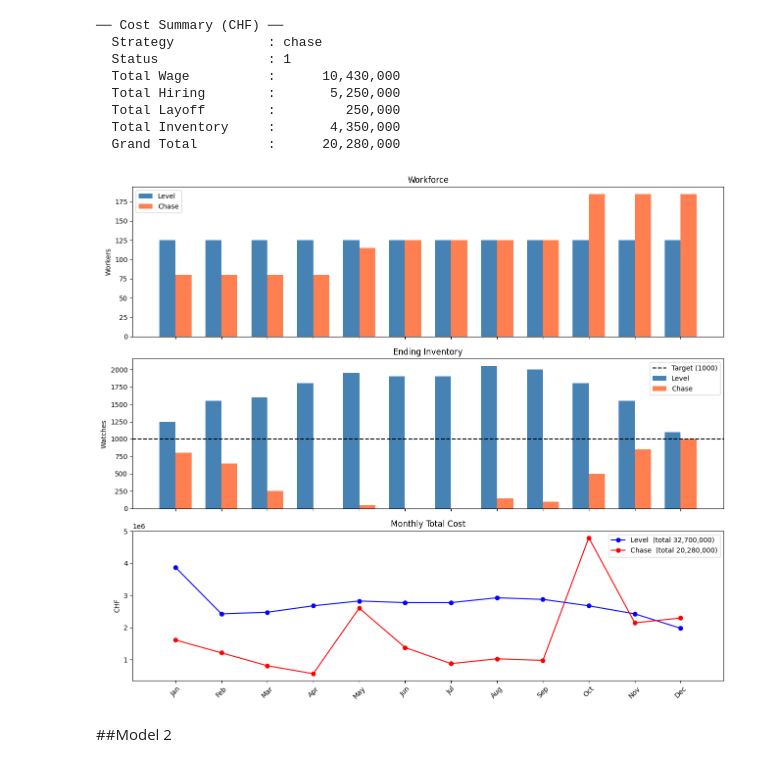
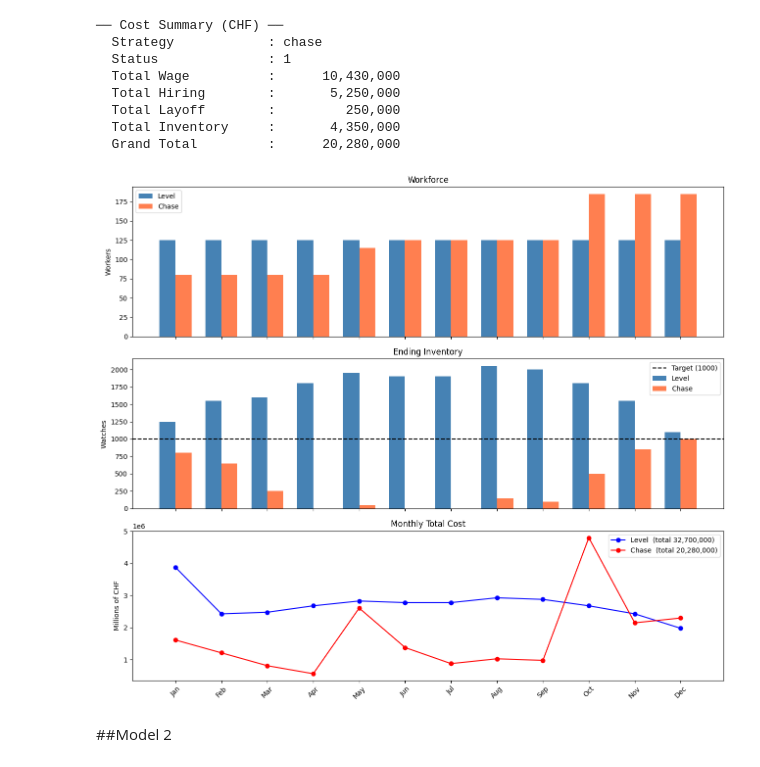
Before and after one commit to twillixa/PPS, a Jupyter notebook: Main.ipynb, the cells around one changed output. Saved outputs shown, nothing was run; the diff lists cells and outputs as text; code cells hidden in the pictures.

```diff
--- a/Main.ipynb
+++ b/Main.ipynb
@@ -253,11 +253,13 @@ Data loaded successfully. Ready for analysis.
 # %% [markdown]
 ##Model 1
 # %%
-# ── Model 1: Base MILP with strategy switch (chase / level) ──────────────────
-
-
-
-def solve_model1(strategy="level", verbose=False):
+def solve_model1(
+    strategy="level", verbose=False,
+    T=planning_horizon, W0=initial_workers, I0=starting_inventory, I_T=ending_inventory_target,
+    prod_per_worker=production_rate, wage_per_worker=regular_wage,
+    hire_cost=hiring_cost, layoff_cost=layoff_cost, holding_cost=holding_cost,
+    demand_data=demand_list, MONTH_NAMES=months
+):
     """
     Model 1 – no overtime, no subcontracting.
 
@@ -296,7 +298,7 @@ def solve_model1(strategy="level", verbose=False):
         # Workforce balance: always enforced (for level, H/F only fire at t=0 if needed)
         prob += W[t] == prev_W + H[t] - F[t],                          f"workforce_{t}"
         # Inventory balance
-        prob += I[t] == prev_I + prod_per_worker * W[t] - demand[t],   f"inventory_{t}"
+        prob += I[t] == prev_I + prod_per_worker * W[t] - demand_data[t],   f"inventory_{t}"
 
     # Final inventory target
     prob += I[T-1] >= I_T, "final_inventory"
@@ -321,7 +323,7 @@ def solve_model1(strategy="level", verbose=False):
         "Hired":          hired,
         "Laid Off":       fired,
         "Produced":       [prod_per_worker * w for w in workers],
-        "Demand":         demand,
+        "Demand":         demand_data,
         "End Inventory":  [int(round(i)) for i in inventory],
         "Wage Cost":      wage_c,
         "Hiring Cost":    hire_c,
@@ -413,35 +415,35 @@ for strat in ("level", "chase"):
 
 df_level, s_level = solve_model1(strategy="level")
 df_chase, s_chase = solve_model1(strategy="chase")
 
 fig, axes = plt.subplots(3, 1, figsize=(13, 11), sharex=True)
 x  = range(T)
 w  = 0.35
 x1 = [i - w/2 for i in x]
 x2 = [i + w/2 for i in x]
 
 # Workers
 axes[0].bar(x1, df_level["Workers"], width=w, color="steelblue", label="Level")
 axes[0].bar(x2, df_chase["Workers"], width=w, color="coral",     label="Chase")
 axes[0].set_ylabel("Workers"); axes[0].set_title("Workforce"); axes[0].legend()
 
 # Inventory
 axes[1].bar(x1, df_level["End Inventory"], width=w, color="steelblue", label="Level")
 axes[1].bar(x2, df_chase["End Inventory"], width=w, color="coral",     label="Chase")
 axes[1].axhline(I_T, color="black", linestyle="--", label=f"Target ({I_T})")
 axes[1].set_ylabel("Watches"); axes[1].set_title("Ending Inventory"); axes[1].legend()
 
 # Monthly total cost
 axes[2].plot(x, df_level["Total Cost"], "bo-", label=f"Level  (total {s_level['Grand Total']:,.0f})")
 axes[2].plot(x, df_chase["Total Cost"], "ro-", label=f"Chase  (total {s_chase['Grand Total']:,.0f})")
-axes[2].set_ylabel("CHF"); axes[2].set_title("Monthly Total Cost")
+axes[2].set_ylabel("Millions of CHF"); axes[2].set_title("Monthly Total Cost")
 axes[2].set_xticks(x); axes[2].set_xticklabels(MONTH_NAMES, rotation=45)
 axes[2].legend()
 
 plt.tight_layout()
 plt.show()
 # %% [output]
-[figure, old version]
+[figure, new version]
 # %% [markdown]
 ##Model 2
 # %% [markdown]
```
